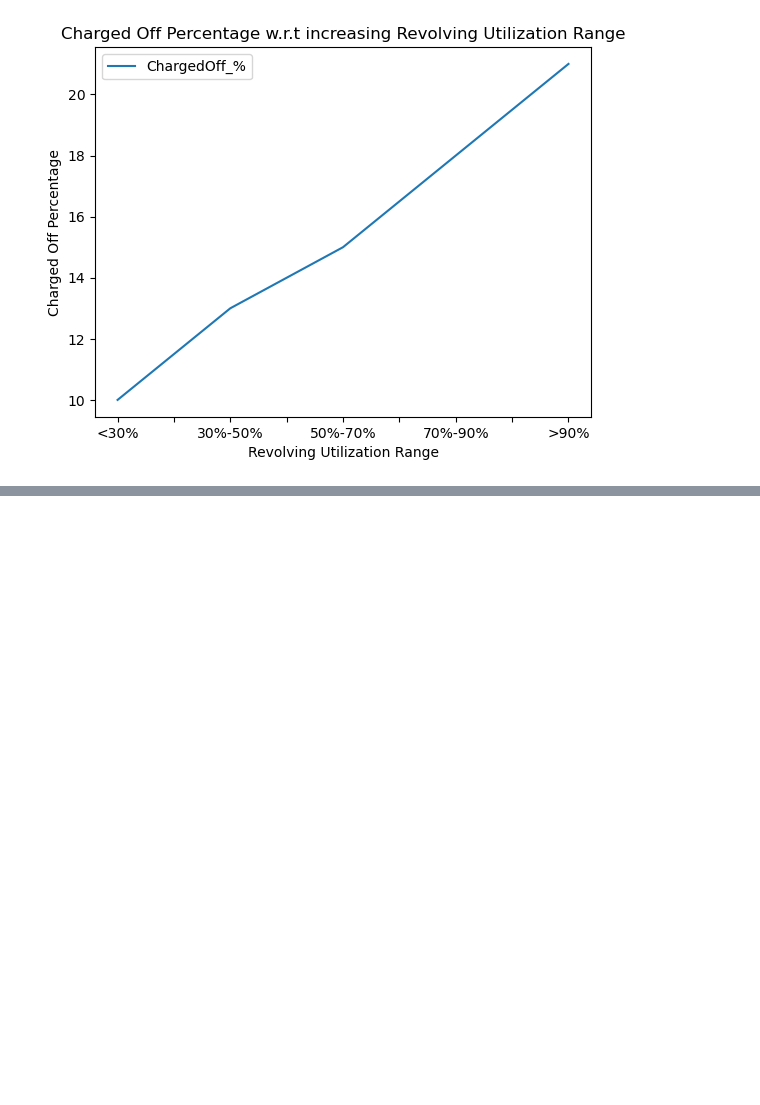
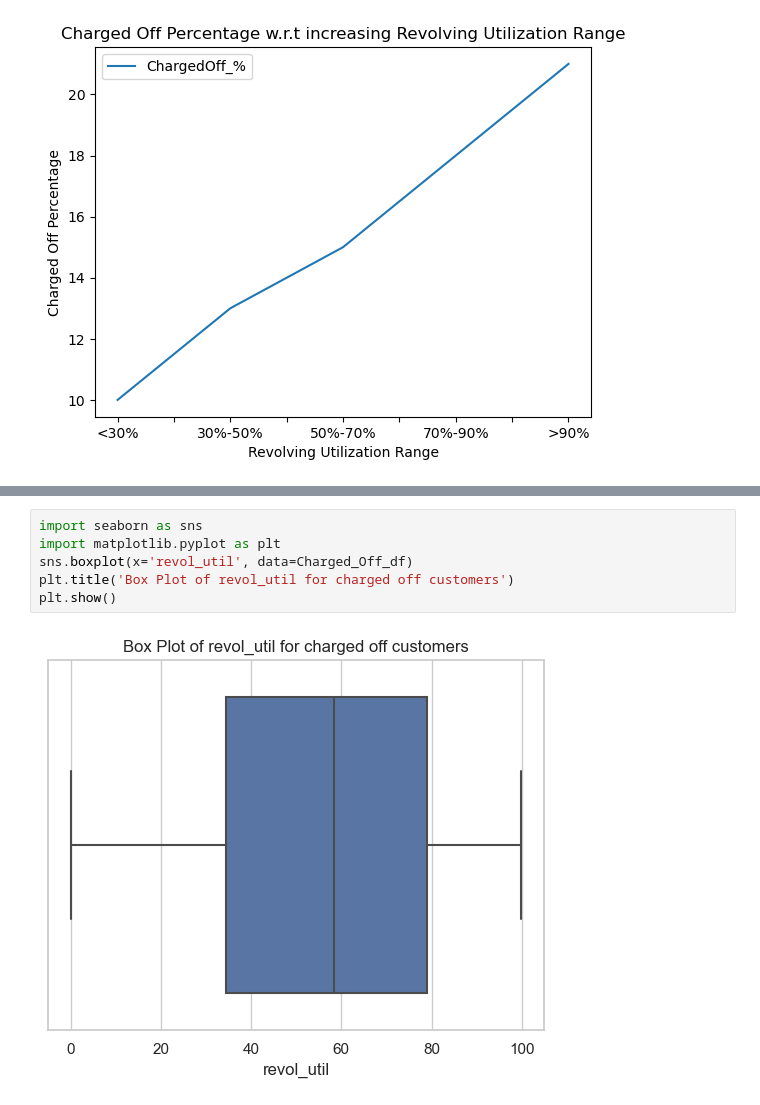
Before and after one commit to rupeshshuklavarroc/Lending_Case_Study_Rupesh_Harshali, a Jupyter notebook: Lending_Case_Study_Rupesh_Harshali.ipynb, the cells around one changed output, grey strips where cells are left out. Saved outputs shown, nothing was run; the diff lists cells and outputs as text; blank space fills up the shorter version.

```diff
--- a/Lending_Case_Study_Rupesh_Harshali.ipynb
+++ b/Lending_Case_Study_Rupesh_Harshali.ipynb
@@ -133,0 +123,8 @@ Text(0.5, 1.0, 'Charged Off Percentage w.r.t increasing Revolving Utilization Ra
+# %%
+import seaborn as sns
+import matplotlib.pyplot as plt
+sns.boxplot(x='revol_util', data=Charged_Off_df)
+plt.title('Box Plot of revol_util for charged off customers')
+plt.show()
+# %% [output]
+[figure, added]
```
Also changed, not shown: parts of 7 cells of this notebook.
